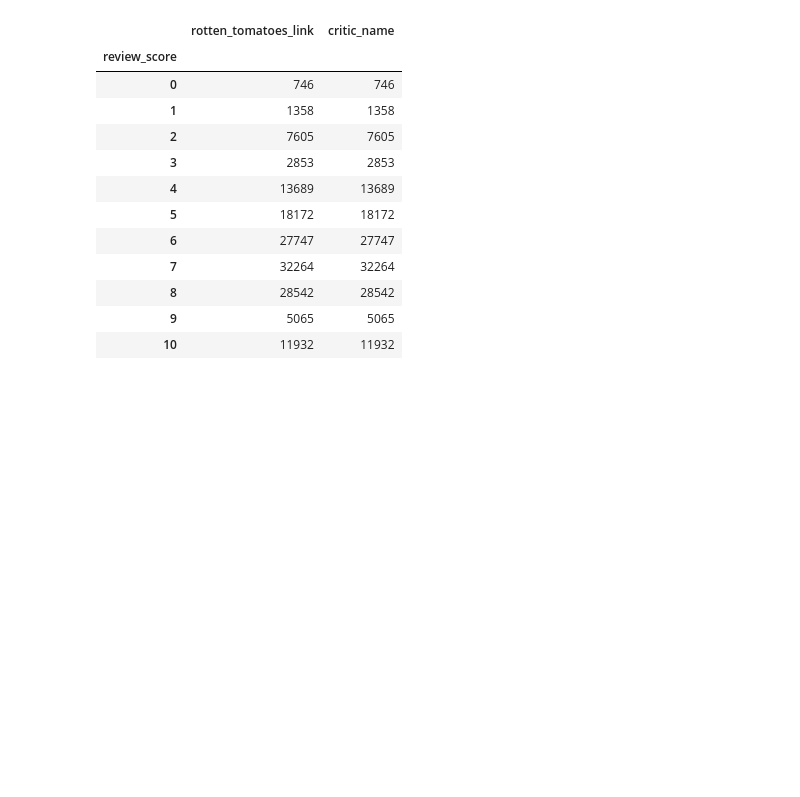
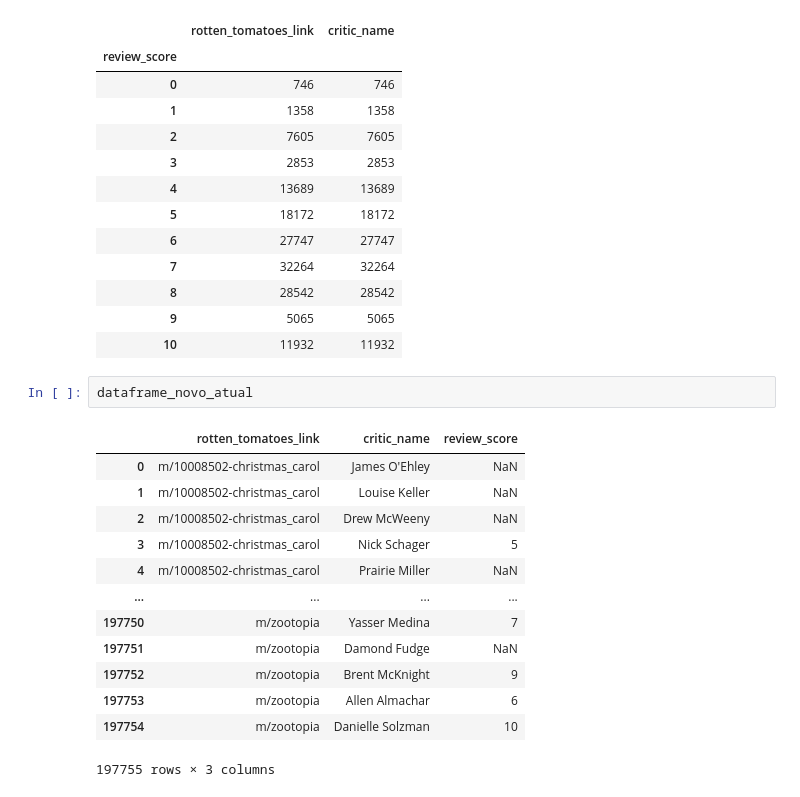
Before and after one commit to LuizMFL/IA_cluster, a Jupyter notebook: FilterData.ipynb, the cells around one changed output. Saved outputs shown, nothing was run; the diff lists cells and outputs as text; blank space fills up the shorter version.

```diff
--- a/FilterData.ipynb
+++ b/FilterData.ipynb
@@ -246,3 +246,19 @@ dataframe_novo_atual.groupby("review_score").count()
 | 8 | 28542 | 28542 |
 | 9 | 5065 | 5065 |
 | 10 | 11932 | 11932 |
+# %%
+dataframe_novo_atual
+# %% [output]
+|  | rotten_tomatoes_link | critic_name | review_score |
+| 0 | m/10008502-christmas_carol | James O'Ehley | NaN |
+| 1 | m/10008502-christmas_carol | Louise Keller | NaN |
+| 2 | m/10008502-christmas_carol | Drew McWeeny | NaN |
+| 3 | m/10008502-christmas_carol | Nick Schager | 5 |
+| 4 | m/10008502-christmas_carol | Prairie Miller | NaN |
+| ... | ... | ... | ... |
+| 197750 | m/zootopia | Yasser Medina | 7 |
+| 197751 | m/zootopia | Damond Fudge | NaN |
+| 197752 | m/zootopia | Brent McKnight | 9 |
+| 197753 | m/zootopia | Allen Almachar | 6 |
+| 197754 | m/zootopia | Danielle Solzman | 10 |
+197755 rows × 3 columns
```
Also changed, not shown: parts of 3 cells of this notebook, 1 other file.
